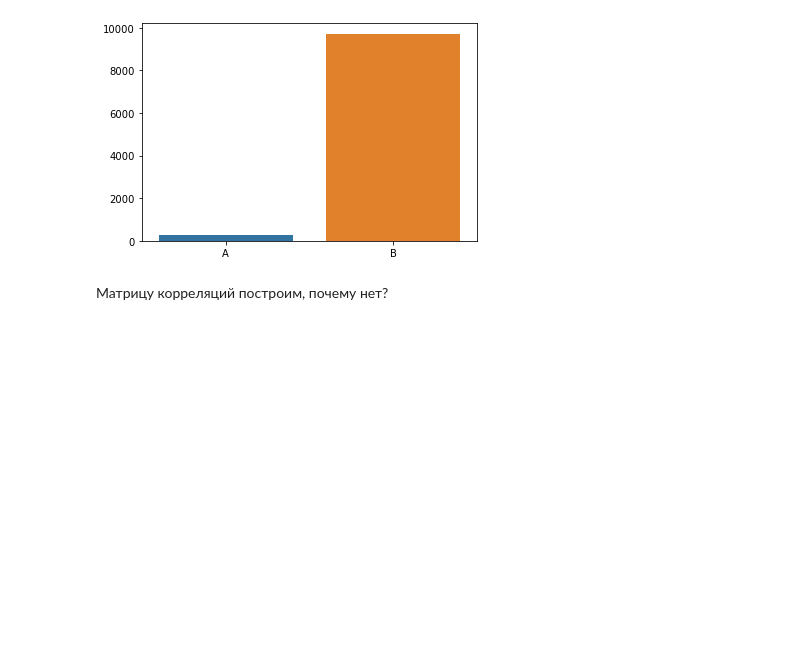
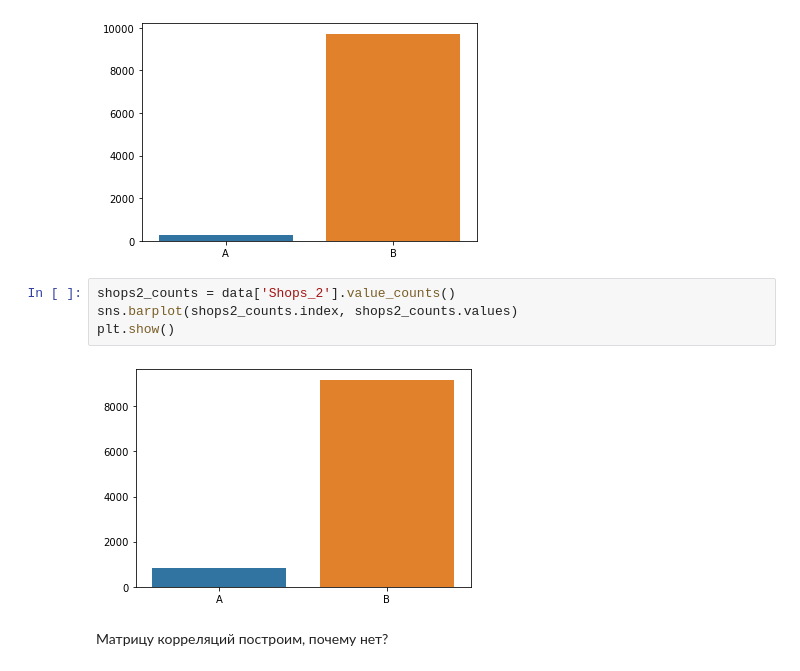
Before and after one commit to Anbionchik/Git_brain_lessons, a Jupyter notebook: Python_libs/Course Work/Course_Work_Khlopkov.ipynb, the cells around one changed output. Cells and saved outputs as stored; diff of their text form; blank space fills up the shorter version.

```diff
--- a/Python_libs/Course Work/Course_Work_Khlopkov.ipynb
+++ b/Python_libs/Course Work/Course_Work_Khlopkov.ipynb
@@ -229,6 +275,12 @@ sns.barplot(eco3_counts.index, eco3_counts.values)
 plt.show()
 # %% [output]
 [figure]
+# %%
+shops2_counts = data['Shops_2'].value_counts()
+sns.barplot(shops2_counts.index, shops2_counts.values)
+plt.show()
+# %% [output]
+[figure, added]
 # %% [markdown]
 Матрицу корреляций построим, почему нет?
 # %%
```
Also changed, not shown: parts of 25 cells of this notebook, 1 other file.
